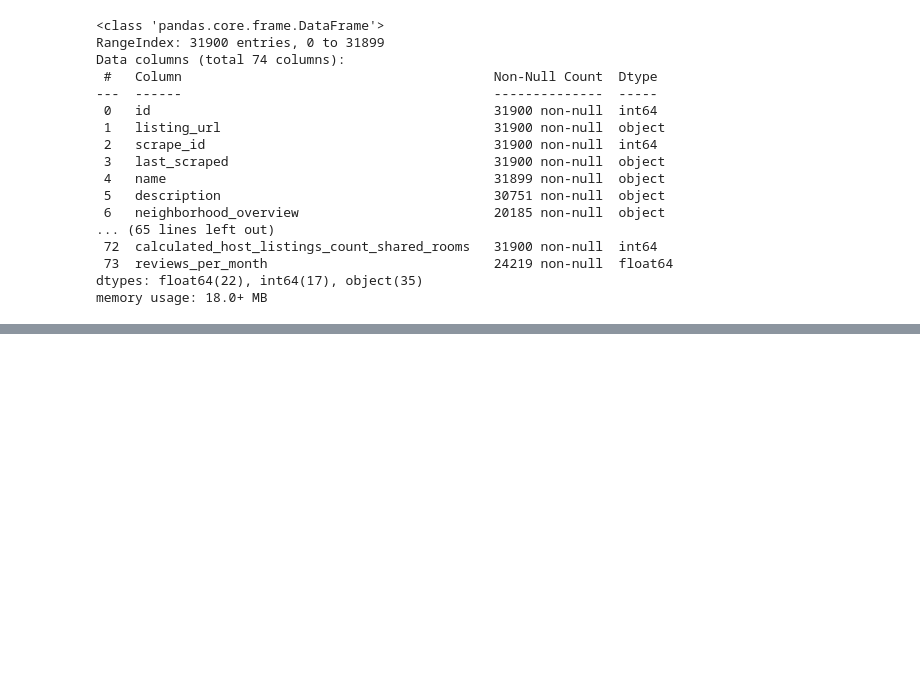
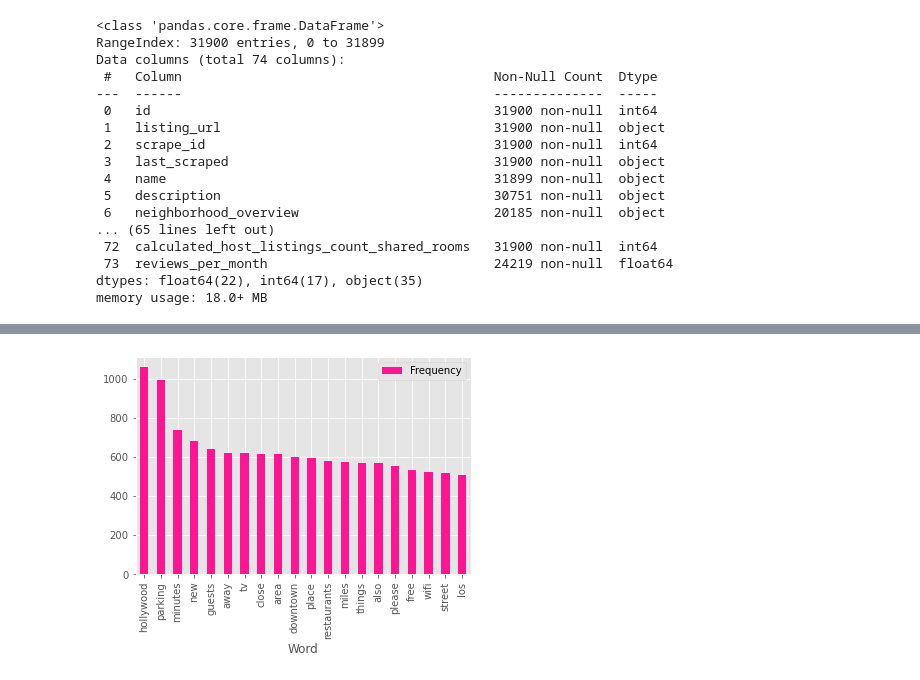
Before and after one commit to seejayne/up229-airbnb, a Jupyter notebook: airbnb-listings-jv.ipynb, the cells around one changed output, grey strips where cells are left out. Drawn from its saved outputs; the diff is of its cells as text; code cells hidden in the pictures; blank space fills up the shorter version.

```diff
--- a/airbnb-listings-jv.ipynb
+++ b/airbnb-listings-jv.ipynb
@@ -35,4 +35,7 @@ memory usage: 18.0+ MB
 # %%
 # trying out this code from stack overflow: https://stackoverflow.com/questions/40206249/count-of-most-popular-words-in-a-pandas-dataframe
 # https://stackoverflow.com/questions/5511708/adding-words-to-nltk-stoplist
+# %%
+top_N = 20
+newStopWords = ['<','>','/','br',',','.','b','/b','space','room','!','private','access','kitchen',')','guest','(','&','bedroom','house','apartment','home','bed','2','living','located','-','bathroom',"*",'one','\'s',':','full','la','note','1','large','\'','\‘','\’','\'m','—','los angeles']
 # %%
@@ -103,0 +71,4 @@ ax = rslt.plot.bar(stacked=True)
+# %%
+# bring in the CSV and take a look at it
+df_filtered = pd.read_csv('data/join_list_gent.csv')
+df_filtered.head(10)
@@ -103,0 +88,5 @@ ax = rslt.plot.bar(stacked=True)
+# %%
+txt = df_filtered.description.str.lower().str.replace(r'\|', ' ').str.cat(sep=' ')
+wordbarchart(txt)
+# %% [output]
+[figure, added]
```
Also changed, not shown: parts of 9 cells of this notebook, 15 other files.
